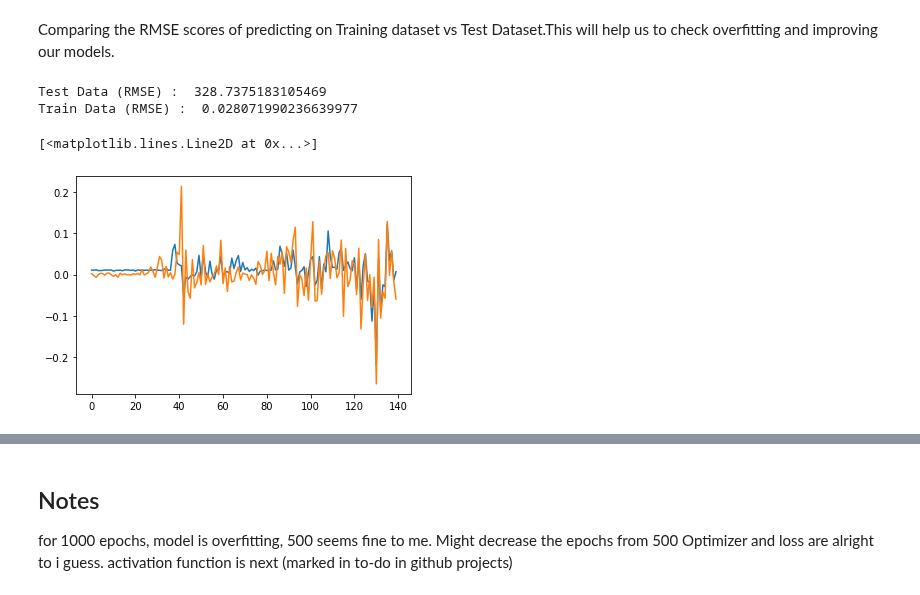
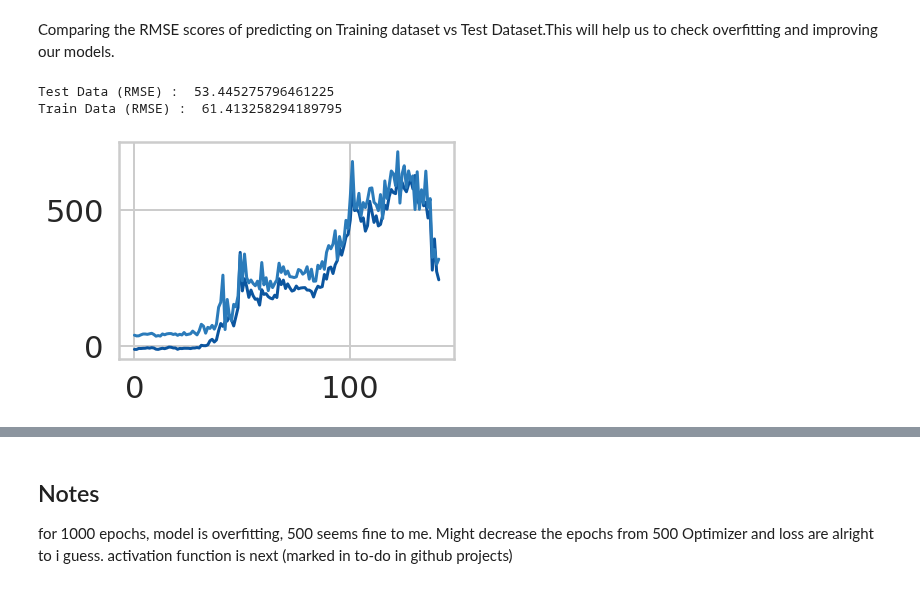
Before and after one commit to akhil14shukla/Crypto-Prediction, a Jupyter notebook: main_LSTM.ipynb, the cells around one changed output, grey strips where cells are left out. Drawn from its saved outputs; the diff is of its cells as text; code cells hidden in the pictures.

```diff
--- a/main_LSTM.ipynb
+++ b/main_LSTM.ipynb
@@ -97,6 +158,7 @@ From the above plots, lags are highly correlated to the value at hand. This will
 From here, I tried various plots of interactions and transformations of the attributes.
 # %%
 plt.figure()
+sns.set()
 plt.plot(data["High"]/data["Low"])
 plt.figure()
 plt.plot((np.power(data["High"]-data["Low"],3)))
@@ -152,7 +214,8 @@ final_data["Close_Open"] = data['Close']-data['Open']
 final_data["High_Low"] = data['High']-data['Low']
 final_data['t1'] = (np.power(data["High"]-data["Low"],3))
 final_data['Close'] = data['Close']
-
+store = final_data
+final_data = pd.DataFrame(difference(np.array(final_data)))
 final_data.head()
 # scaler = PowerTransformer(method="yeo-johnson", standardize=True)
 scaler = MinMaxScaler(feature_range=(0,1))
@@ -178,8 +248,8 @@ The data is in 3 dimensions.<br> <br>First Dimension - It denotes the number of
 # Preparing the Data
 prediction_days = 7
 future_days=0
-store = scaled_data
-scaled_data = np.array(difference(scaled_data))
+# store = scaled_data
+# scaled_data = np.array(difference(scaled_data))
 x_train, y_train = [], []
 
 for x in range(prediction_days, len(scaled_data)-future_days):
@@ -282,7 +352,7 @@ final_test['High_Low'] = test_data['High'] - test_data['Low']
 final_test['t1'] = np.power(test_data["High"]-test_data["Low"],3)
 final_test['Close'] = test_data['Close']
 
-total_dataset = pd.concat((final_data,final_test),axis=0)
+total_dataset = pd.concat((store,final_test),axis=0)
 model_inputs = np.array(total_dataset[len(total_dataset) - len(test_data)-prediction_days-1:])
 # model_inputs=difference(np.log10((model_inputs))).to_numpy()
 # model_inputs = model_inputs
@@ -337,21 +407,23 @@ Comparing the RMSE scores of predicting on Training dataset vs Test Dataset.This
 # %%
 # # Predict Next Day
 # real_data = [model_inputs[len(model_inputs) +1 - prediction_days: len(model_inputs) + 1,0]]
 # real_data = np.reshape(real_data,-1)
 # real_data = np.reshape(real_data, (real_data.shape))
 # prediction = model.predict(real_data)
 # prediction = scaler.inverse_transform(prediction)
 # print()
 # (prediction_prices)
 # plottiong training dataset
-test = model.evaluate(x_test,actual_prices,verbose=0)[1];
-train = model.evaluate(x_train,y_train,verbose=0)[1];
+
+plt.plot(invert_difference(np.array(store)[:-7,3],scaler_close.inverse_transform(model.predict(x_train))))
+plt.plot(invert_difference(np.array(store)[:-7,3],scaler_close.inverse_transform(y_train.reshape(-1,1))))
+train = mean_squared_error(invert_difference(np.array(store)[:-7,3],scaler_close.inverse_transform(model.predict(x_train))),invert_difference(np.array(store)[:-7,3],scaler_close.inverse_transform(y_train.reshape(-1,1))), squared=False )
+test = mean_squared_error(invert_difference(orig_recover_data,scaler_close.inverse_transform(model.predict(x_test))),actual_prices,squared=False)
 print("Test Data (RMSE) : ", test);
 print("Train Data (RMSE) : ", train);
-plt.plot(model.predict(x_train))
-plt.plot(y_train)
+# plt.plot(model.predict(x_train))
+# plt.plot(y_train)
 # %% [output]
-Test Data (RMSE) :  328.7375183105469
-Train Data (RMSE) :  0.028071990236639977
+Test Data (RMSE) :  53.445275796461225
+Train Data (RMSE) :  61.413258294189795
-[<matplotlib.lines.Line2D at 0x...>]
-[figure, old version]
+[figure, new version]
```
Also changed, not shown: parts of 18 cells of this notebook.
